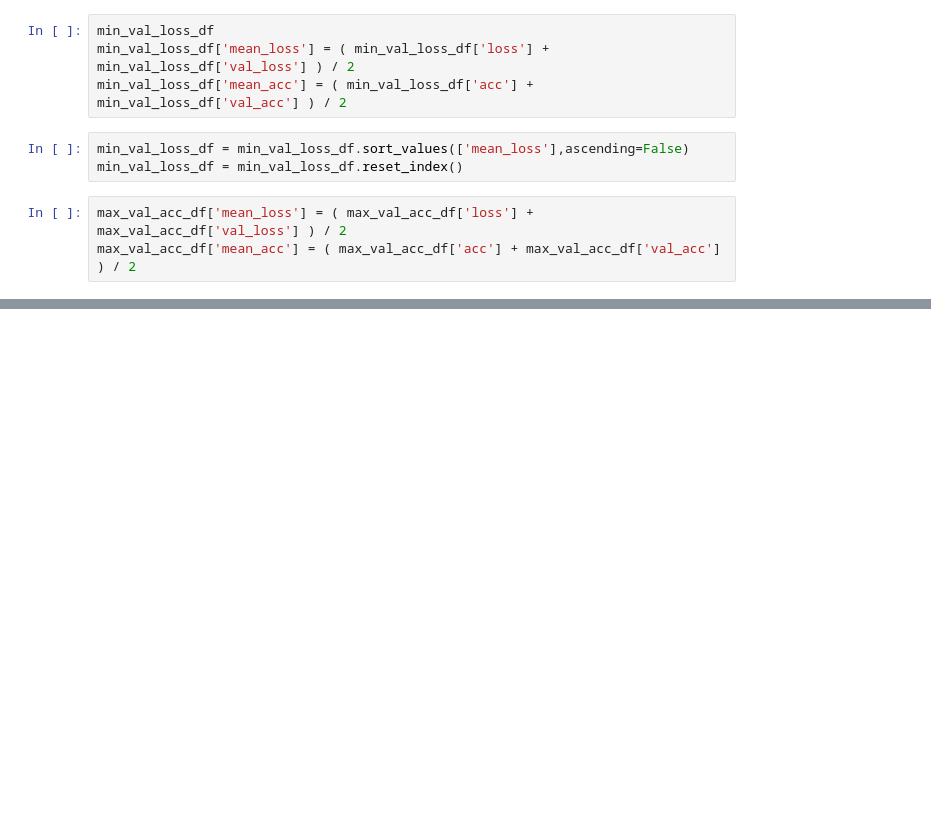
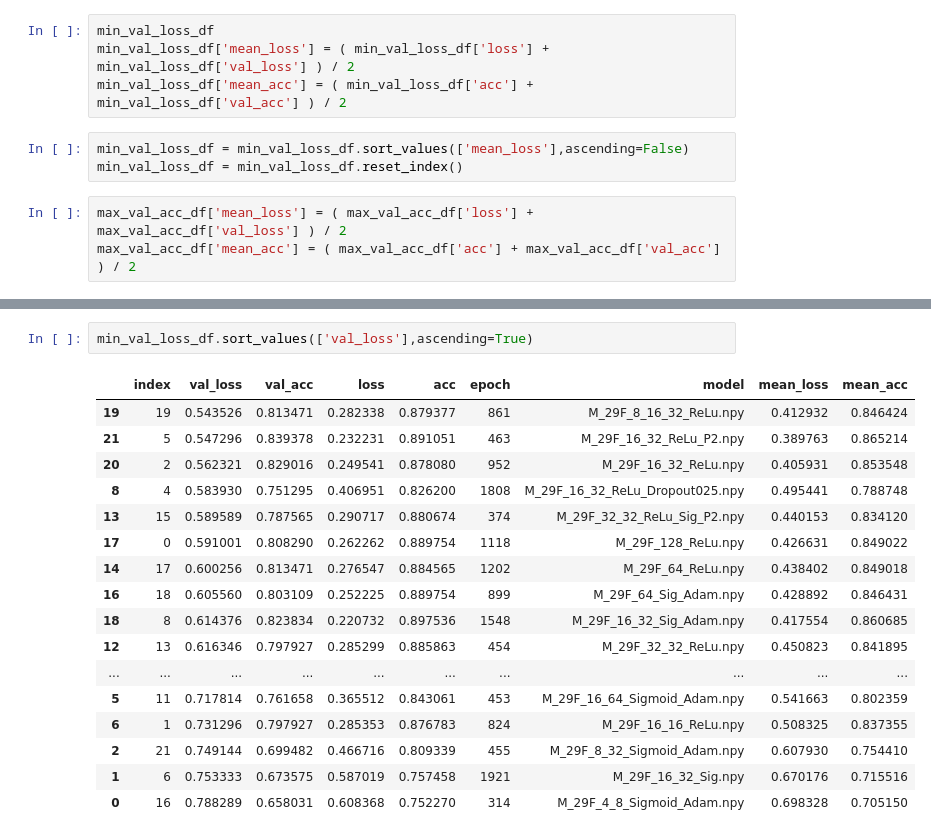
Before and after one commit to kevca87/UCB_SIN_Assignment5, a Jupyter notebook: best_model_search.ipynb, the cells around one changed output, grey strips where cells are left out. Cells and saved outputs as stored; diff of their text form; blank space fills up the shorter version.

```diff
--- a/best_model_search.ipynb
+++ b/best_model_search.ipynb
@@ -76,3 +79,23 @@ max_val_acc_df.sort_values(['val_acc'],ascending=False)
+# %%
+min_val_loss_df.sort_values(['val_loss'],ascending=True)
+# %% [output]
+|  | index | val_loss | val_acc | loss | acc | epoch | model | mean_loss | mean_acc |
+| 19 | 19 | 0.543526 | 0.813471 | 0.282338 | 0.879377 | 861 | M_29F_8_16_32_ReLu.npy | 0.412932 | 0.846424 |
+| 21 | 5 | 0.547296 | 0.839378 | 0.232231 | 0.891051 | 463 | M_29F_16_32_ReLu_P2.npy | 0.389763 | 0.865214 |
+| 20 | 2 | 0.562321 | 0.829016 | 0.249541 | 0.878080 | 952 | M_29F_16_32_ReLu.npy | 0.405931 | 0.853548 |
+| 8 | 4 | 0.583930 | 0.751295 | 0.406951 | 0.826200 | 1808 | M_29F_16_32_ReLu_Dropout025.npy | 0.495441 | 0.788748 |
+| 13 | 15 | 0.589589 | 0.787565 | 0.290717 | 0.880674 | 374 | M_29F_32_32_ReLu_Sig_P2.npy | 0.440153 | 0.834120 |
+| 17 | 0 | 0.591001 | 0.808290 | 0.262262 | 0.889754 | 1118 | M_29F_128_ReLu.npy | 0.426631 | 0.849022 |
+| 14 | 17 | 0.600256 | 0.813471 | 0.276547 | 0.884565 | 1202 | M_29F_64_ReLu.npy | 0.438402 | 0.849018 |
+| 16 | 18 | 0.605560 | 0.803109 | 0.252225 | 0.889754 | 899 | M_29F_64_Sig_Adam.npy | 0.428892 | 0.846431 |
+| 18 | 8 | 0.614376 | 0.823834 | 0.220732 | 0.897536 | 1548 | M_29F_16_32_Sig_Adam.npy | 0.417554 | 0.860685 |
+| 12 | 13 | 0.616346 | 0.797927 | 0.285299 | 0.885863 | 454 | M_29F_32_32_ReLu.npy | 0.450823 | 0.841895 |
+| ... | ... | ... | ... | ... | ... | ... | ... | ... | ... |
+| 5 | 11 | 0.717814 | 0.761658 | 0.365512 | 0.843061 | 453 | M_29F_16_64_Sigmoid_Adam.npy | 0.541663 | 0.802359 |
+| 6 | 1 | 0.731296 | 0.797927 | 0.285353 | 0.876783 | 824 | M_29F_16_16_ReLu.npy | 0.508325 | 0.837355 |
+| 2 | 21 | 0.749144 | 0.699482 | 0.466716 | 0.809339 | 455 | M_29F_8_32_Sigmoid_Adam.npy | 0.607930 | 0.754410 |
+| 1 | 6 | 0.753333 | 0.673575 | 0.587019 | 0.757458 | 1921 | M_29F_16_32_Sig.npy | 0.670176 | 0.715516 |
+| 0 | 16 | 0.788289 | 0.658031 | 0.608368 | 0.752270 | 314 | M_29F_4_8_Sigmoid_Adam.npy | 0.698328 | 0.705150 |
 # %%
 plt.xlabel('Model')
 plt.ylabel('Loss')
```
Also changed, not shown: parts of 5 cells of this notebook, 37 other files.
